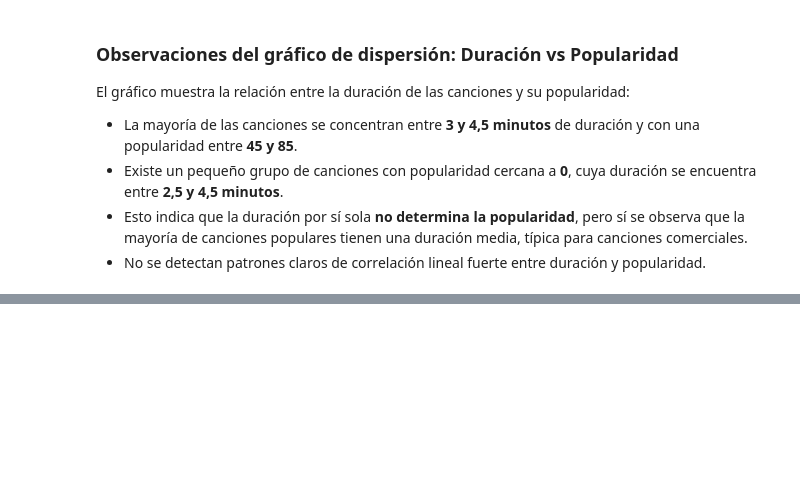
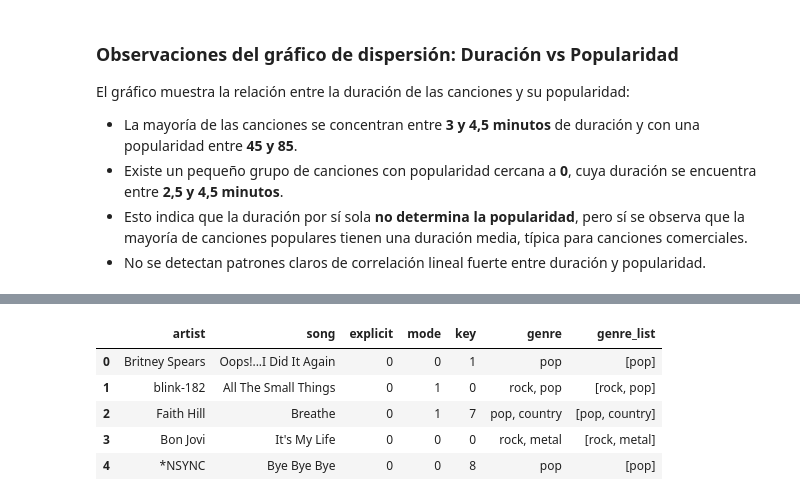
Before and after one commit to andresmatesanz/analizador-spotify-json, a Jupyter notebook: notebooks/01_exploracion_spotify.ipynb, the cells around one changed output, grey strips where cells are left out. Cells and saved outputs as stored; diff of their text form; code cells hidden in the pictures; blank space fills up the shorter version.

Commit message:
Transformadas columnas categóricas: explicit a entero, mode y key a categórico, y géneros a listas

```diff
--- a/notebooks/01_exploracion_spotify.ipynb
+++ b/notebooks/01_exploracion_spotify.ipynb
@@ -247,0 +257,20 @@ El gráfico muestra la relación entre la duración de las canciones y su popula
+# %%
+# Convertir explicit a entero
+df_clean['explicit'] = df_clean['explicit'].astype(int)
+
+# Convertir mode y key a categórico
+df_clean['mode'] = df_clean['mode'].astype('category')
+df_clean['key'] = df_clean['key'].astype('category')
+
+# Separar géneros en listas
+df_clean['genre_list'] = df_clean['genre'].apply(lambda x: [g.strip() for g in x.split(',')])
+
+# Comprobación de las primeras filas
+df_clean[['artist', 'song', 'explicit', 'mode', 'key', 'genre', 'genre_list']].head()
+# %% [output]
+|  | artist | song | explicit | mode | key | genre | genre_list |
+| 0 | Britney Spears | Oops!...I Did It Again | 0 | 0 | 1 | pop | [pop] |
+| 1 | blink-182 | All The Small Things | 0 | 1 | 0 | rock, pop | [rock, pop] |
+| 2 | Faith Hill | Breathe | 0 | 1 | 7 | pop, country | [pop, country] |
+| 3 | Bon Jovi | It's My Life | 0 | 0 | 0 | rock, metal | [rock, metal] |
+| 4 | *NSYNC | Bye Bye Bye | 0 | 0 | 8 | pop | [pop] |
```
Also changed, not shown: parts of 2 cells of this notebook.
